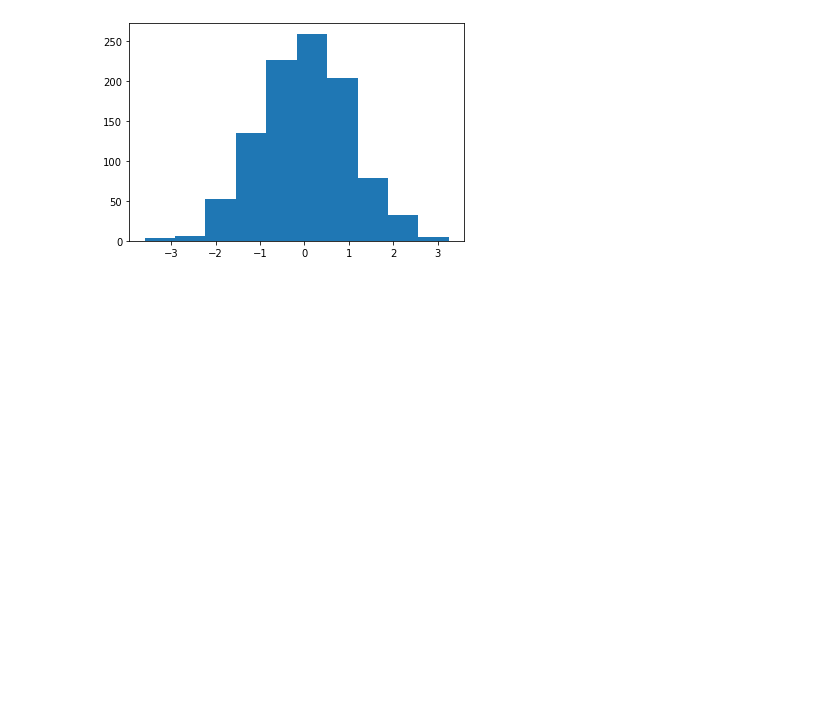
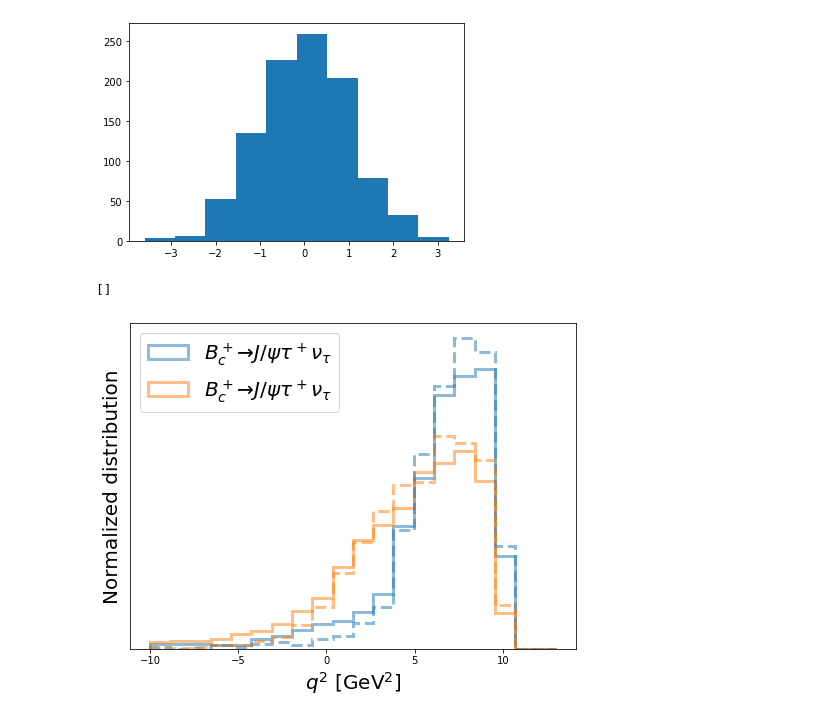
Before and after one commit to ansonkwokth/LFUV_Z-pole, a Jupyter notebook: RJpsi/BDTCut_v2.ipynb, the cells around one changed output. Cells and saved outputs as stored; diff of their text form; code cells hidden in the pictures; blank space fills up the shorter version.

```diff
--- a/RJpsi/BDTCut_v2.ipynb
+++ b/RJpsi/BDTCut_v2.ipynb
@@ -1477,0 +1483,27 @@ plt.hist(v);
+# %%
+f = plt.figure(figsize=(8,6))
+ax1 = plt.subplot(111)
+range_=[-10,13]
+
+ax1.hist(df_plot_2[(df_plot_2.target==0)]['q2'], weights=df_plot_2[df_plot_2.target==0]['reweight']/sum(df_plot_2[df_plot_2.target==0]['reweight']), bins=20, range=range_, histtype='step', lw=3, label=r'$B_c^+\to J/\psi \tau^+\nu_\tau$', alpha=0.5, color='C0');
+ax1.hist(df_plot_2[(df_plot_2.target==1)]['q2'], weights=df_plot_2[df_plot_2.target==1]['reweight']/sum(df_plot_2[df_plot_2.target==1]['reweight']), bins=20, range=range_, histtype='step', lw=3, label=r'$B_c^+\to J/\psi \tau^+\nu_\tau$', alpha=0.5, color='C1');
+
+ax1.legend(loc=2, fontsize=20)
+ax1.hist(df_plot_1[(df_plot_1.target==0)]['q2'], weights=df_plot_1[df_plot_1.target==0]['reweight']/sum(df_plot_1[df_plot_1.target==0]['reweight']), bins=20, range=range_, histtype='step', lw=3, label=r'$B_c^+\to J/\psi \tau^+\nu_\tau$', alpha=0.5, color='C0', linestyle='--');
+ax1.hist(df_plot_1[(df_plot_1.target==1)]['q2'], weights=df_plot_1[df_plot_1.target==1]['reweight']/sum(df_plot_1[df_plot_1.target==1]['reweight']), bins=20, range=range_, histtype='step', lw=3, label=r'$B_c^+\to J/\psi \tau^+\nu_\tau$', alpha=0.5, color='C1', linestyle='--');
+
+# ax1.hist(df_plot_5[(df_plot_5.target==0)]['q2'], weights=df_plot_5[df_plot_5.target==0]['reweight']/sum(df_plot_5[df_plot_5.target==0]['reweight']), bins=20, range=range_, histtype='step', lw=3, label=r'$B_c^+\to J/\psi \tau^+\nu_\tau$', alpha=0.5, color='C0', linestyle=':');
+# ax1.hist(df_plot_5[(df_plot_5.target==1)]['q2'], weights=df_plot_5[df_plot_5.target==1]['reweight']/sum(df_plot_5[df_plot_5.target==1]['reweight']), bins=20, range=range_, histtype='step', lw=3, label=r'$B_c^+\to J/\psi \tau^+\nu_\tau$', alpha=0.5, color='C1', linestyle=':');
+
+# ax1.hist(df_plot[(df_plot.target==0)]['q2True'], weights=df_plot[df_plot.target==0]['reweight']/sum(df_plot[df_plot.target==0]['reweight']), bins=20, range=range_, histtype='step', lw=2, label=r'$\Lambda_b^0\to \Lambda_c^- \tau^+\nu$', alpha=0.5, color='C0', linestyle='--');
+# ax1.hist(df_plot[(df_plot.target==1)]['q2True'], weights=df_plot[df_plot.target==1]['reweight']/sum(df_plot[df_plot.target==1]['reweight']), bins=20, range=range_, histtype='step', lw=2, label=r'$\Lambda_b^0\to \Lambda_c^- \mu^+\nu$', alpha=0.5, color='C1', linestyle='--');
+
+ax1.set_ylabel('Normalized distribution', fontsize=20)
+ax1.set_xlabel(r'$q^2$ [GeV$^2$]', fontsize=20)
+ax1.set_yticks([])
+
+# f.savefig('./figures/Jpsisq2')
+# f.savefig('./figures/Jpsiq2_20noise')
+# %% [output]
+[]
+[figure, added]
```
Also changed, not shown: parts of 16 cells of this notebook, 8 other files.
